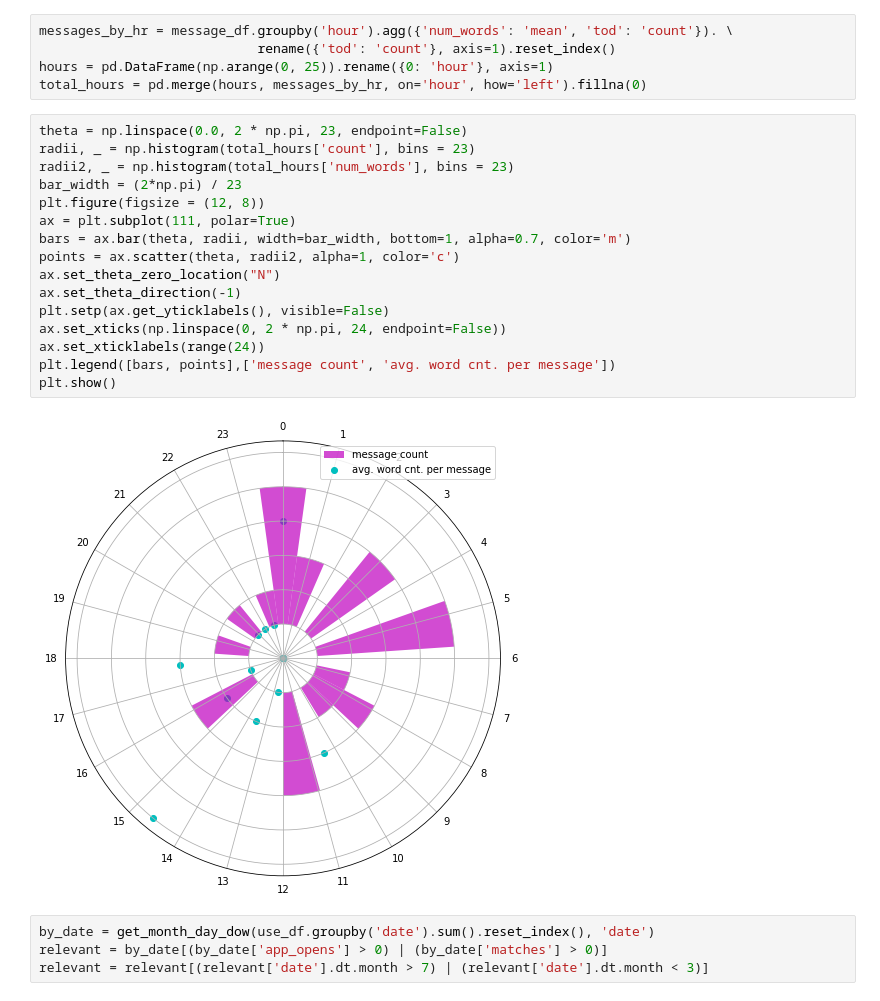
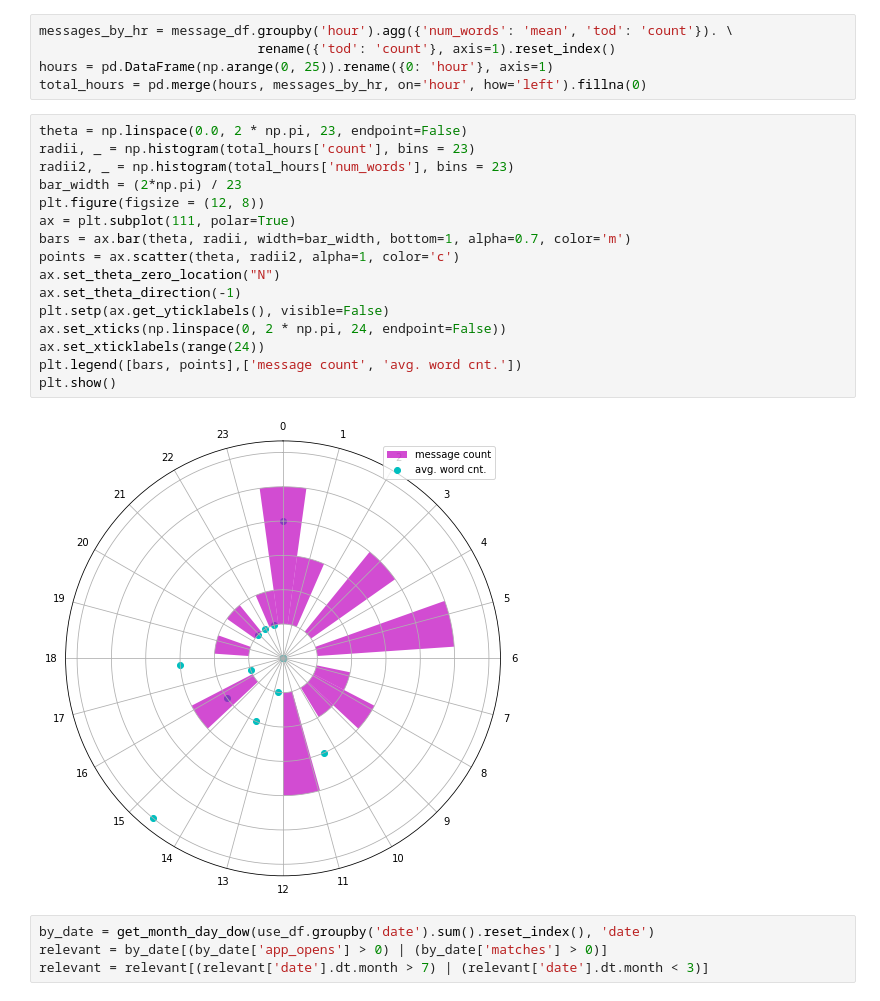
Before and after one commit to katykoenig/personal-data, a Jupyter notebook: my-tinder-data/playing-with-tinder-data.ipynb, the cells around one changed output. Cells and saved outputs as stored; diff of their text form.

```diff
--- a/my-tinder-data/playing-with-tinder-data.ipynb
+++ b/my-tinder-data/playing-with-tinder-data.ipynb
@@ -293,21 +293,21 @@ total_hours = pd.merge(hours, messages_by_hr, on='hour', how='left').fillna(0)
 # %%
 theta = np.linspace(0.0, 2 * np.pi, 23, endpoint=False)
 radii, _ = np.histogram(total_hours['count'], bins = 23)
 radii2, _ = np.histogram(total_hours['num_words'], bins = 23)
 bar_width = (2*np.pi) / 23
 plt.figure(figsize = (12, 8))
 ax = plt.subplot(111, polar=True)
 bars = ax.bar(theta, radii, width=bar_width, bottom=1, alpha=0.7, color='m')
 points = ax.scatter(theta, radii2, alpha=1, color='c')
 ax.set_theta_zero_location("N")
 ax.set_theta_direction(-1)
 plt.setp(ax.get_yticklabels(), visible=False)
 ax.set_xticks(np.linspace(0, 2 * np.pi, 24, endpoint=False))
 ax.set_xticklabels(range(24))
-plt.legend([bars, points],['message count', 'avg. word cnt. per message'])
+plt.legend([bars, points],['message count', 'avg. word cnt.'])
 plt.show()
 # %% [output]
-[figure, old version]
+[figure, new version]
 # %%
 by_date = get_month_day_dow(use_df.groupby('date').sum().reset_index(), 'date')
 relevant = by_date[(by_date['app_opens'] > 0) | (by_date['matches'] > 0)]
```
Also changed, not shown: parts of 13 cells of this notebook.
